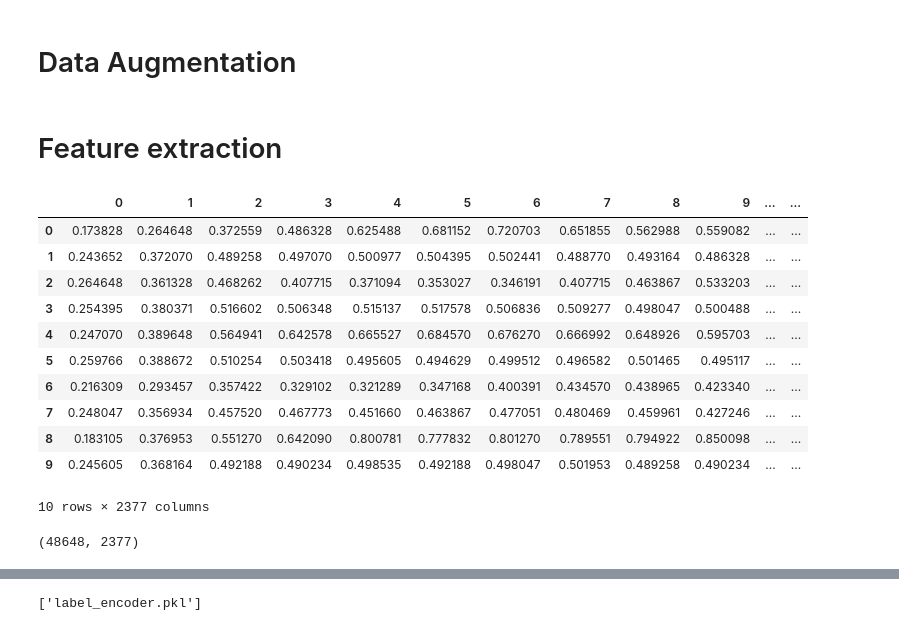
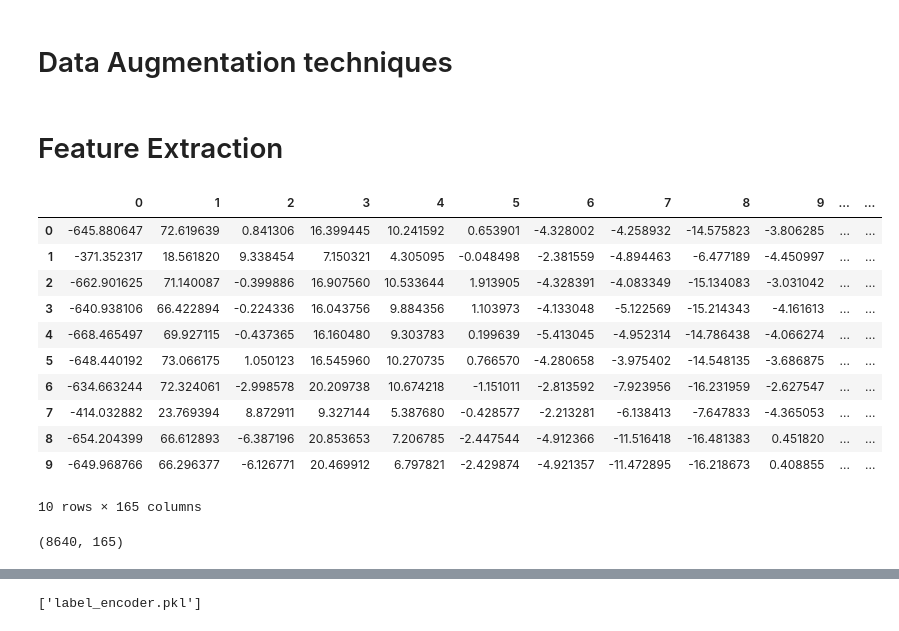
Before and after one commit to Znullptr/EmotionsPredictAPI, a Jupyter notebook: Saved_Models/prediction_model.ipynb, the cells around one changed output, grey strips where cells are left out. Cells and saved outputs as stored; diff of their text form; code cells hidden in the pictures.

```diff
--- a/Saved_Models/prediction_model.ipynb
+++ b/Saved_Models/prediction_model.ipynb
@@ -98,5 +53,6 @@ for f in files: # go through files in Crema folder
 # %%
+# PUT EXTRACTED LABELS WITH FILEPATH INTO DATAFRAME
 df = pd.DataFrame(data)
-df['emotion'].replace({1:'neutral', 2:'neutral', 3:'happy', 4:'sad', 5:'angry', 6:'fear', 7:'disgust', 8:'surprise'},inplace=True)
-df.head()
+df = df.replace({1: 'neutral', 2: 'calm', 3: 'happy', 4: 'sad', 5: 'angry', 6: 'fear', 7: 'disgust', 8: 'surprise'})
+df.head(10)
 # %% [output]
@@ -118,5 +74,5 @@ df.shape
 # %% [markdown]
-# Data Augmentation
+# Data Augmentation techniques
 # %%
 def add_noise(data,random=False,rate=0.035,threshold=0.075):
     if random:
@@ -138,5 +94,20 @@ def pitching(data,sr,pitch_factor=0.7,random=False):
 def streching(data,rate=0.8):
     return librosa.effects.time_stretch(y=data,rate=rate)
 # %% [markdown]
-# Feature extraction
+# Feature Extraction
+# %%
+# Function to extract audio features
+def extract_features(data,sr,hop_length=512,win_length=2048):
+    mfcc = librosa.feature.mfcc(y=data, sr=sr, hop_length=hop_length, win_length=win_length)
+    chroma = librosa.feature.chroma_stft(y=data, sr=sr, hop_length=hop_length, win_length=win_length)
+    sc = librosa.feature.spectral_contrast(y=data, sr=sr, hop_length=hop_length, win_length=win_length)
+    zre = librosa.feature.zero_crossing_rate(y=data, hop_length=hop_length, frame_length=win_length)
+    rms = librosa.feature.rms(y=data, hop_length=hop_length, frame_length=win_length)
+    result=np.vstack((mfcc,chroma,sc,zre,rms))
+    return result.T
+# %%
+def to_statistical(feature):
+        # Compute statistics (mean, standard deviation, maximum and minimum) along the frames
+        mfcc_stats = np.hstack((np.mean(feature, axis=0), np.std(feature, axis=0), np.max(feature, axis=0), np.min(feature, axis=0)))
+        return mfcc_stats
 # %%
@@ -181,33 +138,30 @@ def get_features(path,duration=2.5, offset=0.6):
     return audio
 # %%
-X,Y=[],[]
+X,Y,Z=[],[],[]
 for index,row in df.iterrows():
     features=get_features(row['path'])
     for i in features:
         X.append(i)
         Y.append(row['emotion'])
 # %%
-processed_audios_df=pd.DataFrame(X)
-processed_audios_df['Emotion']=Y
-processed_audios_df.head(10)
+audio_df=pd.DataFrame(X)
+audio_df['emotion']=Y
+audio_df.head(10)
 # %% [output]
 |  | 0 | 1 | 2 | 3 | 4 | 5 | 6 | 7 | 8 | 9 | ... | ... |
-| 0 | 0.173828 | 0.264648 | 0.372559 | 0.486328 | 0.625488 | 0.681152 | 0.720703 | 0.651855 | 0.562988 | 0.559082 | ... | ... |
-| 1 | 0.243652 | 0.372070 | 0.489258 | 0.497070 | 0.500977 | 0.504395 | 0.502441 | 0.488770 | 0.493164 | 0.486328 | ... | ... |
-| 2 | 0.264648 | 0.361328 | 0.468262 | 0.407715 | 0.371094 | 0.353027 | 0.346191 | 0.407715 | 0.463867 | 0.533203 | ... | ... |
-| 3 | 0.254395 | 0.380371 | 0.516602 | 0.506348 | 0.515137 | 0.517578 | 0.506836 | 0.509277 | 0.498047 | 0.500488 | ... | ... |
-| 4 | 0.247070 | 0.389648 | 0.564941 | 0.642578 | 0.665527 | 0.684570 | 0.676270 | 0.666992 | 0.648926 | 0.595703 | ... | ... |
-| 5 | 0.259766 | 0.388672 | 0.510254 | 0.503418 | 0.495605 | 0.494629 | 0.499512 | 0.496582 | 0.501465 | 0.495117 | ... | ... |
-| 6 | 0.216309 | 0.293457 | 0.357422 | 0.329102 | 0.321289 | 0.347168 | 0.400391 | 0.434570 | 0.438965 | 0.423340 | ... | ... |
-| 7 | 0.248047 | 0.356934 | 0.457520 | 0.467773 | 0.451660 | 0.463867 | 0.477051 | 0.480469 | 0.459961 | 0.427246 | ... | ... |
-| 8 | 0.183105 | 0.376953 | 0.551270 | 0.642090 | 0.800781 | 0.777832 | 0.801270 | 0.789551 | 0.794922 | 0.850098 | ... | ... |
-| 9 | 0.245605 | 0.368164 | 0.492188 | 0.490234 | 0.498535 | 0.492188 | 0.498047 | 0.501953 | 0.489258 | 0.490234 | ... | ... |
+| 0 | -645.880647 | 72.619639 | 0.841306 | 16.399445 | 10.241592 | 0.653901 | -4.328002 | -4.258932 | -14.575823 | -3.806285 | ... | ... |
+| 1 | -371.352317 | 18.561820 | 9.338454 | 7.150321 | 4.305095 | -0.048498 | -2.381559 | -4.894463 | -6.477189 | -4.450997 | ... | ... |
+| 2 | -662.901625 | 71.140087 | -0.399886 | 16.907560 | 10.533644 | 1.913905 | -4.328391 | -4.083349 | -15.134083 | -3.031042 | ... | ... |
+| 3 | -640.938106 | 66.422894 | -0.224336 | 16.043756 | 9.884356 | 1.103973 | -4.133048 | -5.122569 | -15.214343 | -4.161613 | ... | ... |
+| 4 | -668.465497 | 69.927115 | -0.437365 | 16.160480 | 9.303783 | 0.199639 | -5.413045 | -4.952314 | -14.786438 | -4.066274 | ... | ... |
+| 5 | -648.440192 | 73.066175 | 1.050123 | 16.545960 | 10.270735 | 0.766570 | -4.280658 | -3.975402 | -14.548135 | -3.686875 | ... | ... |
+| 6 | -634.663244 | 72.324061 | -2.998578 | 20.209738 | 10.674218 | -1.151011 | -2.813592 | -7.923956 | -16.231959 | -2.627547 | ... | ... |
+| 7 | -414.032882 | 23.769394 | 8.872911 | 9.327144 | 5.387680 | -0.428577 | -2.213281 | -6.138413 | -7.647833 | -4.365053 | ... | ... |
+| 8 | -654.204399 | 66.612893 | -6.387196 | 20.853653 | 7.206785 | -2.447544 | -4.912366 | -11.516418 | -16.481383 | 0.451820 | ... | ... |
+| 9 | -649.968766 | 66.296377 | -6.126771 | 20.469912 | 6.797821 | -2.429874 | -4.921357 | -11.472895 | -16.218673 | 0.408855 | ... | ... |
-10 rows × 2377 columns
+10 rows × 165 columns
 # %%
-# EXPORT TO CSV
-processed_audios_df.to_csv('audio.csv', index=False)
+audio_df.to_csv('audio.csv',index=False)
+audio_df.shape
+# %% [output]
+(8640, 165)
-# %%
-df=pd.read_csv('audio.csv')
-df.shape
-# %% [output]
-(48648, 2377)
```
Also changed, not shown: parts of 40 cells of this notebook.
